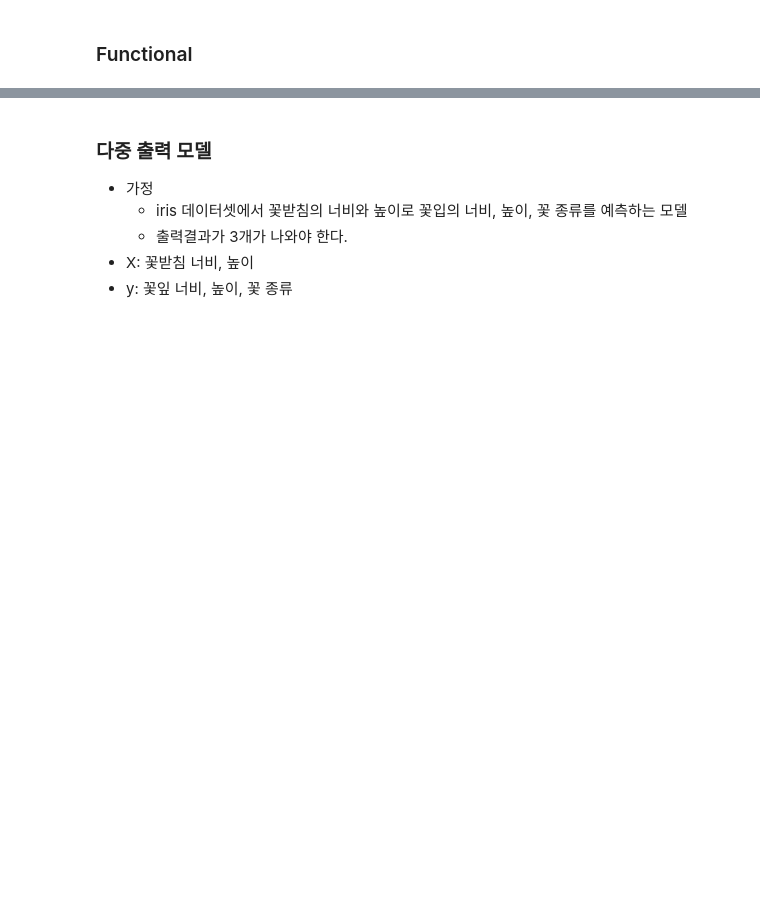
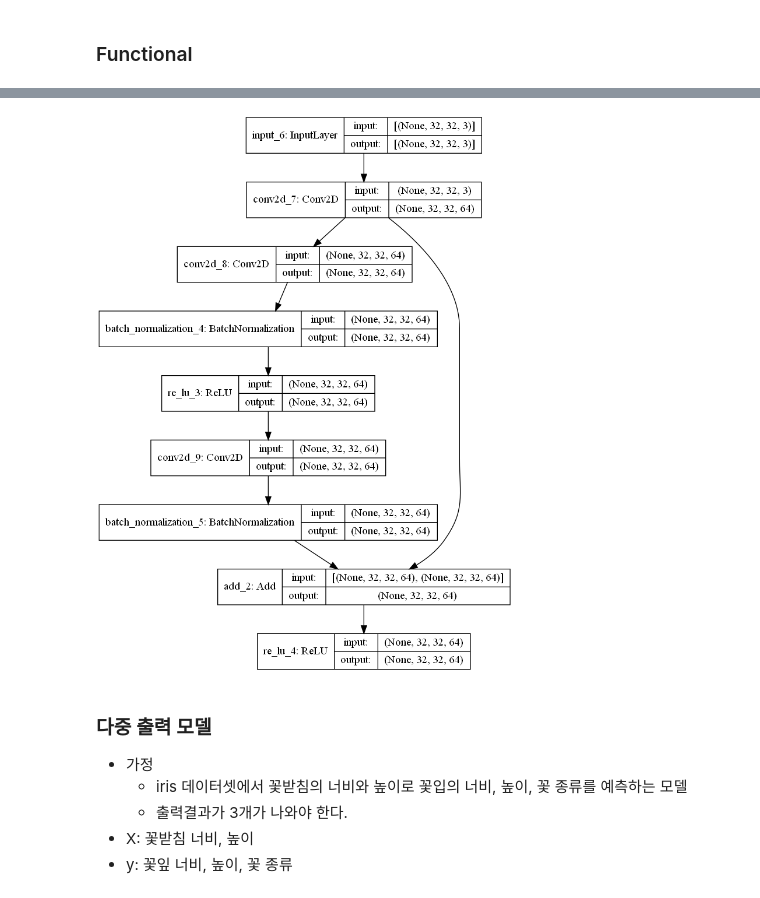
Before and after one commit to purple-cabbage0030/class_review, a Jupyter notebook: 13.deepLearning/10_Functional API.ipynb, the cells around one changed output, grey strips where cells are left out. Drawn from its saved outputs; the diff is of its cells as text; code cells hidden in the pictures; blank space fills up the shorter version.

```diff
--- a/13.deepLearning/10_Functional API.ipynb
+++ b/13.deepLearning/10_Functional API.ipynb
@@ -109,3 +183,22 @@ _________________________________________________________________
 - add(list), substract(list), multiply(list)
     - 같은 index의 값들을 계산해서(더하기, 빼기, 곱하기) 하나의 레이어로 만든다.
     - list: 합칠 레이어들을 리스트에 묶어 전달
+# %%
+# ResNet의 residual block 구성
+input_tensor = layers.Input(shape=(32,32,3))
+
+x = layers.Conv2D(filters=64, kernel_size=3, padding='same')(input_tensor)
+# ------ residual block
+x1 = layers.Conv2D(filters=64, kernel_size=3, padding='same')(x)
+x1 = layers.BatchNormalization()(x1)
+x1 = layers.ReLU()(x1)
+
+x2 = layers.Conv2D(filters=64, kernel_size=3, padding='same')(x1)
+x2 = layers.BatchNormalization()(x2)
+
+# input_tensor(입력), c2(block의 출력)을 더한다.
+add_result = layers.add([x, x2])
+
+output_tensor = layers.ReLU()(add_result)
+
+residual_model = models.Model(input_tensor, output_tensor)
@@ -112,3 +225,7 @@ _________________________________________________________________
+# %%
+keras.utils.plot_model(residual_model, show_shapes=True)
+# %% [output]
+[figure, added]
 # %% [markdown]
 ### 다중 출력 모델
 - 가정
```
Also changed, not shown: parts of 24 cells of this notebook.
